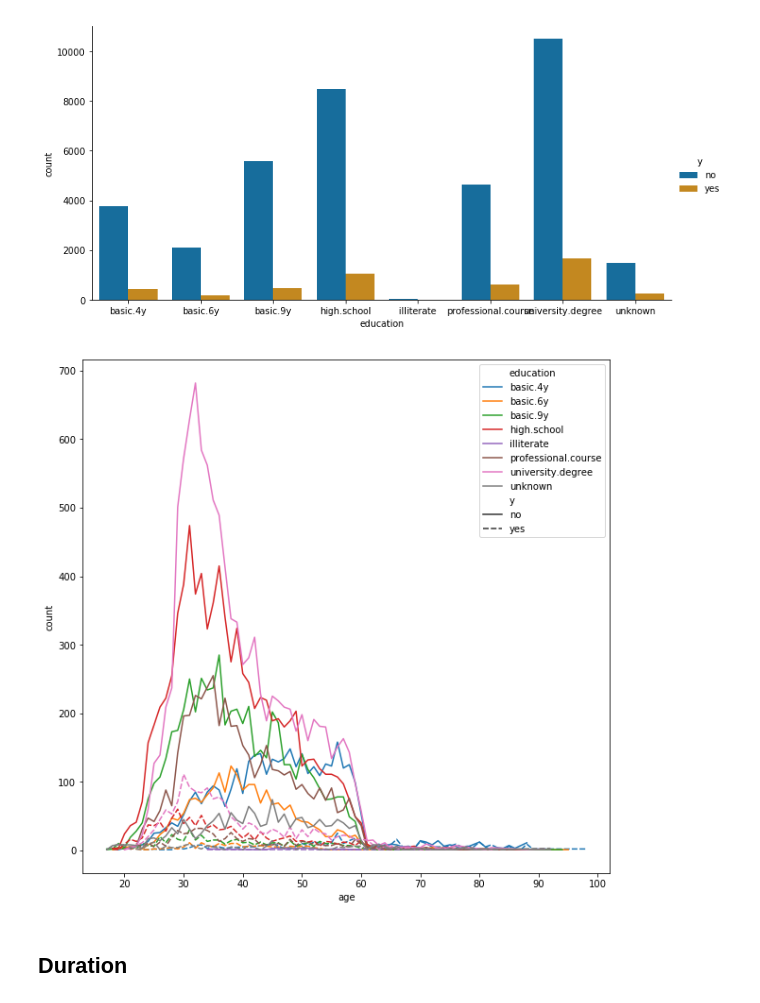
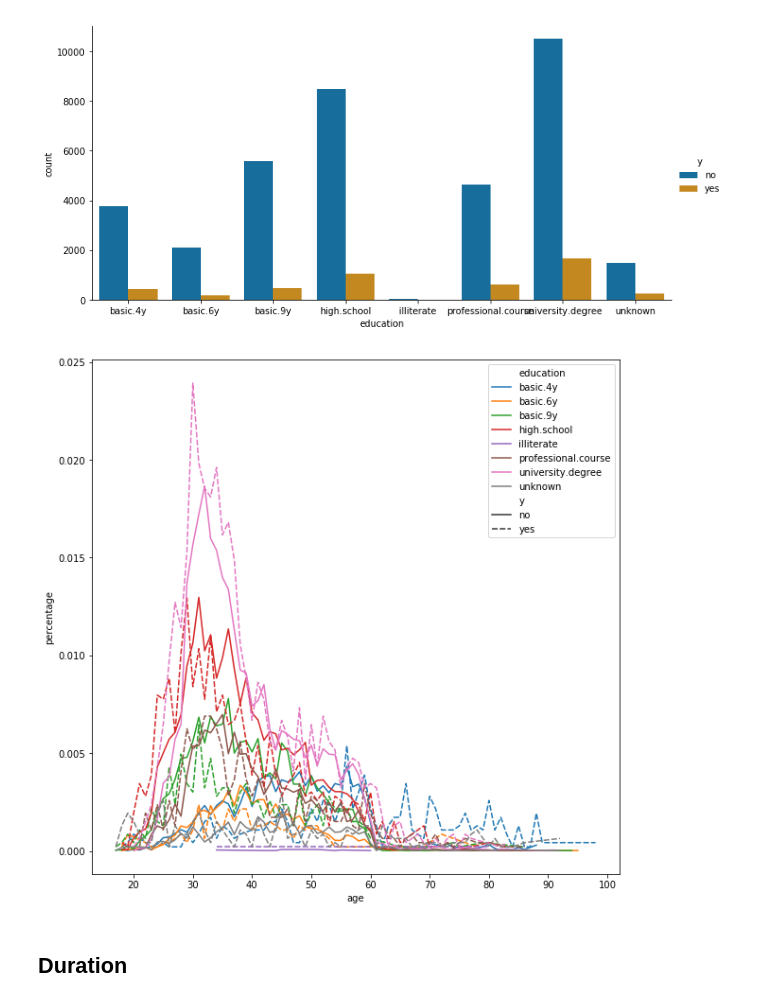
Before and after one commit to FUTURETECH6/FT_HW, a Jupyter notebook: Day7/Visualization.ipynb, the cells around one changed output. Saved outputs shown, nothing was run; the diff lists cells and outputs as text; code cells hidden in the pictures.

Commit message:
Use percentage

```diff
--- a/Day7/Visualization.ipynb
+++ b/Day7/Visualization.ipynb
@@ -41,2 +39,7 @@ data['count'] = 1
+# %%
+data['count'] = 1
+y_count = data['y'].value_counts()
+data['percentage'] = data.apply(lambda x: 1 / y_count[x['y']], axis=1)
+pass
 # %% [markdown]
 ## Age
@@ -108,11 +120,11 @@ plt.savefig('./assets/education.svg', format='svg')
 [figure]
 # %%
 plt.figure(figsize=(10,10))
-sns.lineplot(x="age", y="count", hue="education", style="y",
-             data=data.groupby(by=['education', 'age', 'y'], as_index=False).agg({'count': pd.Series.count}))
+sns.lineplot(x="age", y="percentage", hue="education", style="y",
+             data=data.groupby(by=['education', 'age', 'y'], as_index=False).agg({'percentage': pd.Series.sum}))
 plt.savefig('./assets/education_age.svg', format='svg')
 # %% [output]
-[figure, old version]
+[figure, new version]
 # %% [markdown]
 ## Duration
 # %%
```
Also changed, not shown: parts of 6 cells of this notebook, 10 other files.
